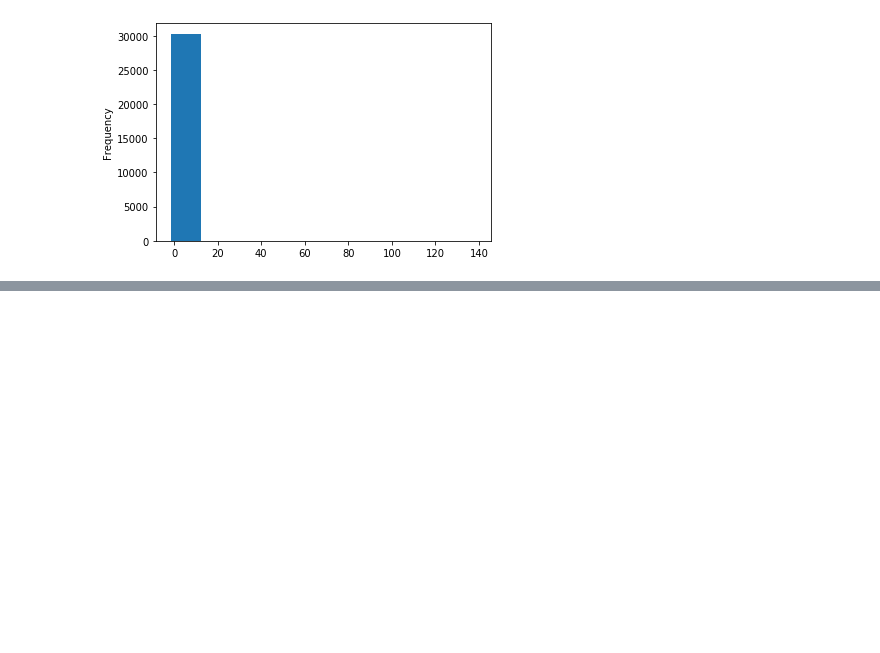
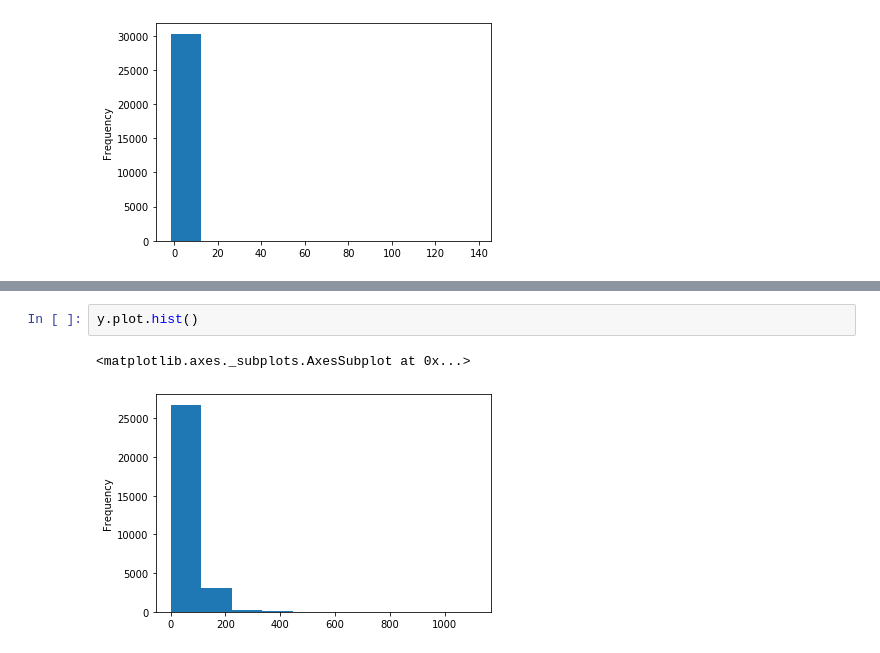
Before and after one commit to ReesaJohn/Data401-Project-3, a Jupyter notebook: Reesa Neural Network-Old.ipynb, the cells around one changed output, grey strips where cells are left out. Cells and saved outputs as stored; diff of their text form; blank space fills up the shorter version.

```diff
--- a/Reesa Neural Network-Old.ipynb
+++ b/Reesa Neural Network-Old.ipynb
@@ -530,0 +531,5 @@ np.log(y).plot.hist()
+# %%
+y.plot.hist()
+# %% [output]
+<matplotlib.axes._subplots.AxesSubplot at 0x...>
+[figure, added]
```
Also changed, not shown: parts of 3 cells of this notebook, 2 other files.
